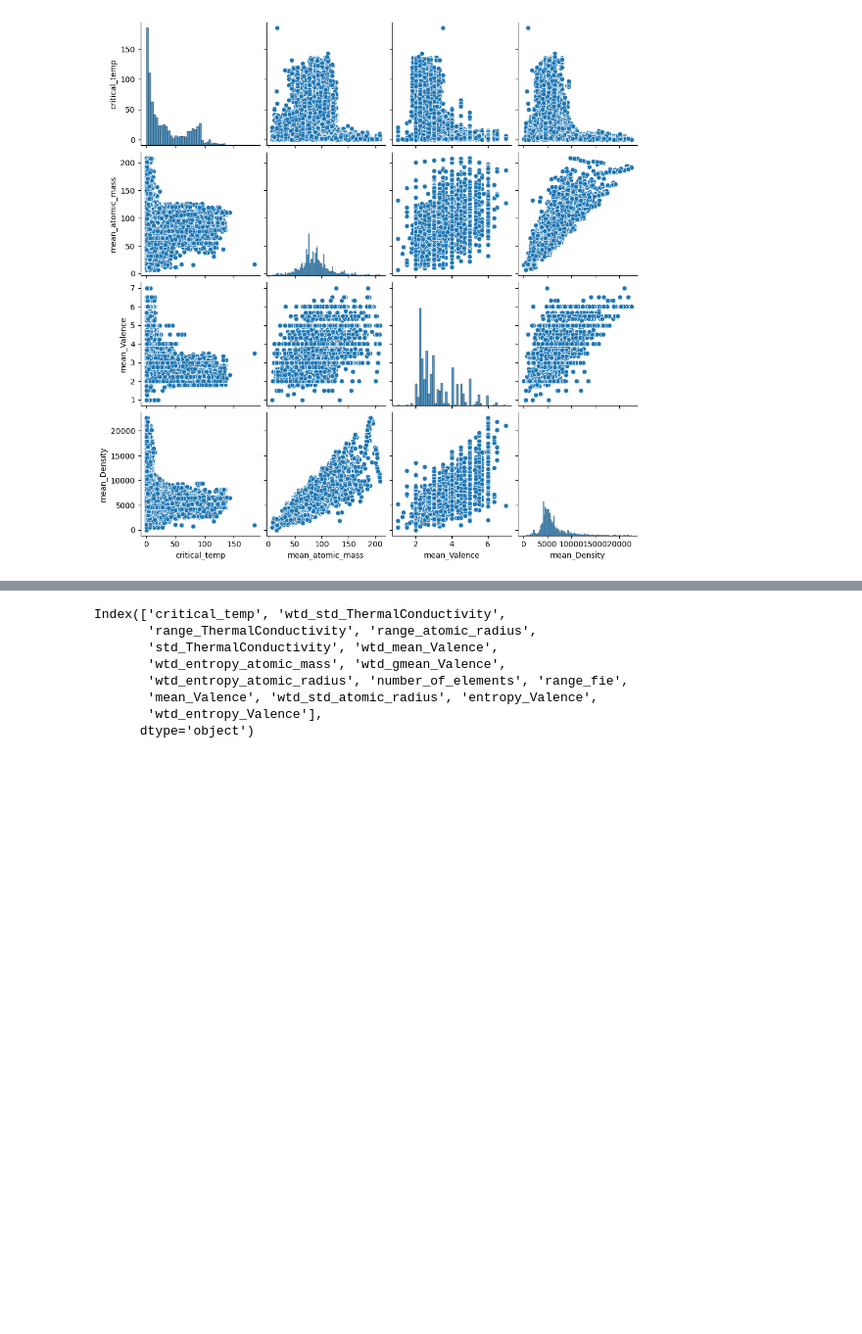
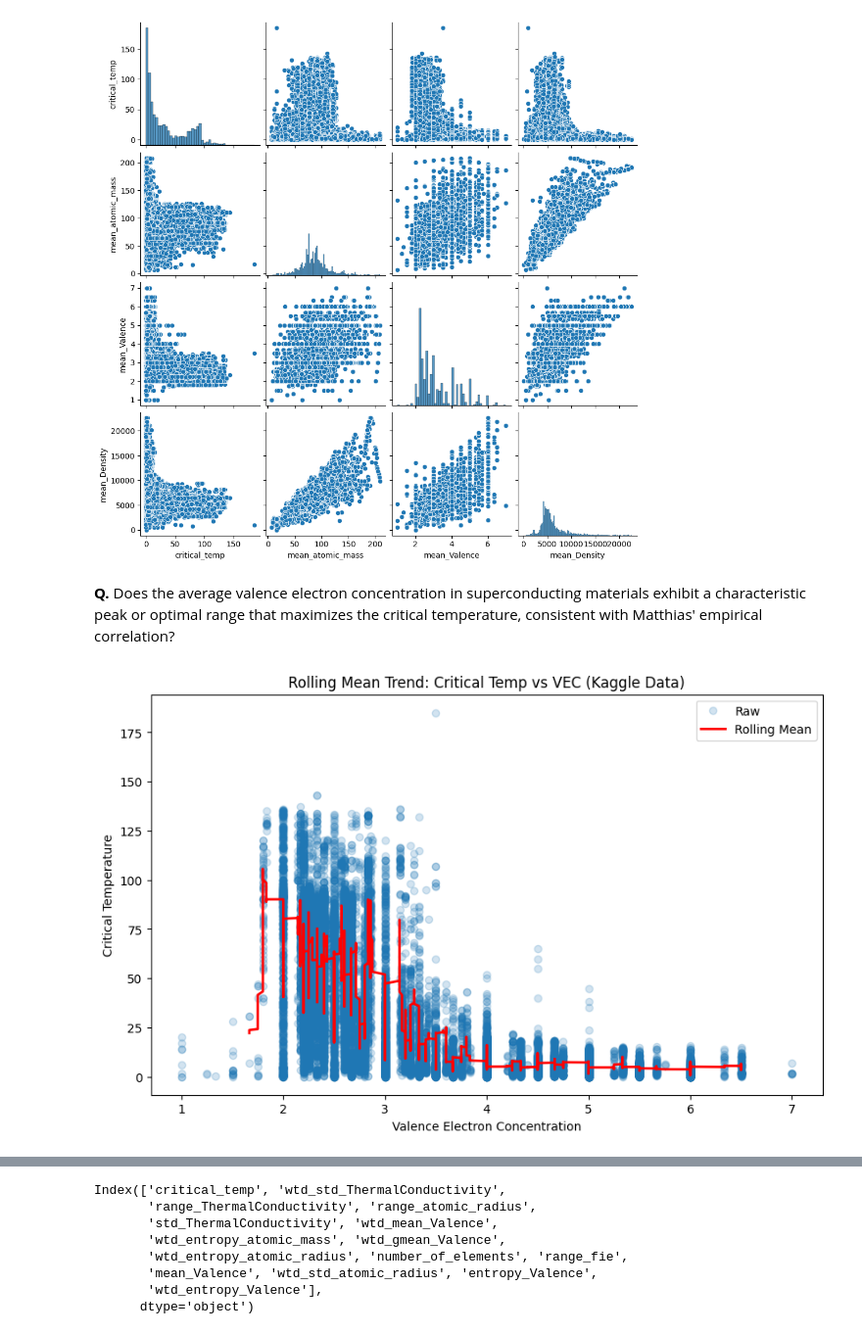
Before and after one commit to mikko098/superconductivity, a Jupyter notebook: dataprocessing.ipynb, the cells around one changed output, grey strips where cells are left out. Shown at 98% size. Saved outputs shown, nothing was run; the diff lists cells and outputs as text; code cells hidden in the pictures; blank space fills up the shorter version.

```diff
--- a/dataprocessing.ipynb
+++ b/dataprocessing.ipynb
@@ -219,3 +219,20 @@ sns.pairplot(df[selected])
 plt.show()
 # %% [output]
 [figure]
+# %% [markdown]
+<b>Q.</b> Does the average valence electron concentration in superconducting materials exhibit a characteristic peak or optimal range that maximizes the critical temperature, consistent with Matthias' empirical correlation?
+# %%
+df_sorted = df.sort_values('mean_Valence')
+rolling_window = 50
+rolling_mean = df_sorted['critical_temp'].rolling(window=rolling_window, center=True).mean()
+
+plt.figure(figsize=(10, 6))
+plt.plot(df_sorted['mean_Valence'], df_sorted['critical_temp'], 'o', alpha=0.2, label='Raw')
+plt.plot(df_sorted['mean_Valence'], rolling_mean, color='red', linewidth=2, label='Rolling Mean')
+plt.xlabel("Valence Electron Concentration")
+plt.ylabel("Critical Temperature")
+plt.title("Rolling Mean Trend: Critical Temp vs VEC (Kaggle Data)")
+plt.legend()
+plt.show()
+# %% [output]
+[figure, added]
```
Also changed, not shown: parts of 46 cells of this notebook.
